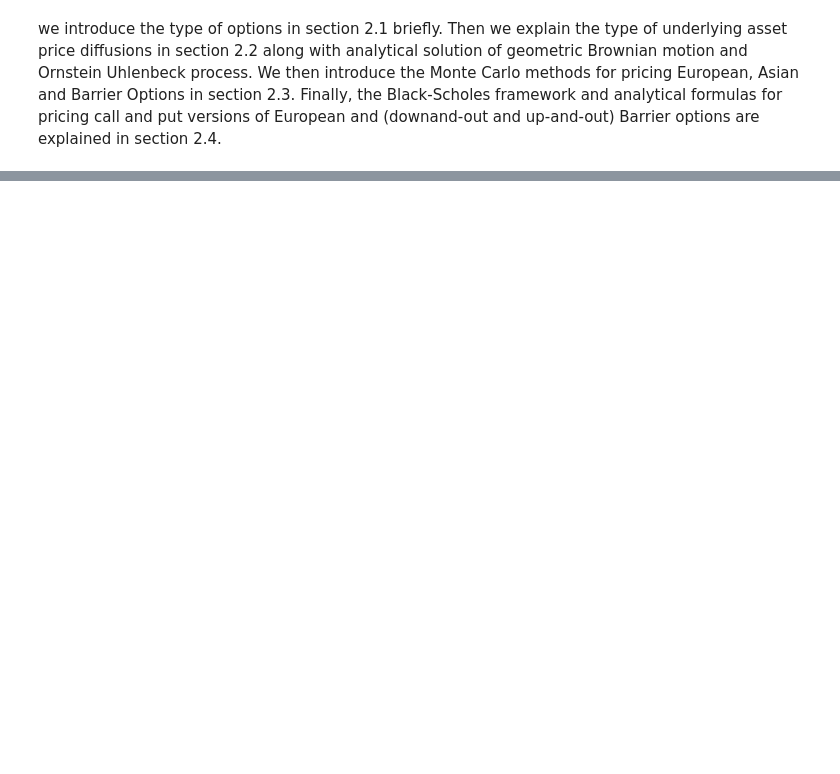
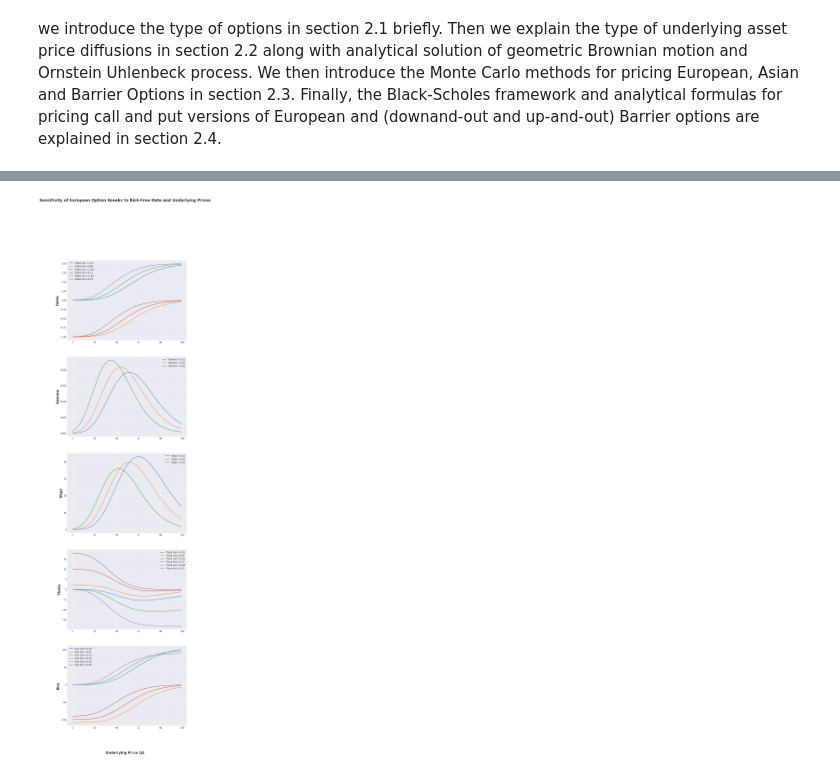
Before and after one commit to shinokixsr/repos, a Jupyter notebook: European Vanilla Option Pricing.ipynb, the cells around one changed output, grey strips where cells are left out. Drawn from its saved outputs; the diff is of its cells as text; code cells hidden in the pictures; blank space fills up the shorter version.

```diff
--- a/European Vanilla Option Pricing.ipynb
+++ b/European Vanilla Option Pricing.ipynb
@@ -13,0 +154,8 @@ framework and analytical formulas for pricing call and put versions of European
+# %%
+def vega(Option):
+
+    d1 = (np.log(Option.S / Option.K) + (Option.r + 0.5 * Option.sigma ** 2) * Option.T) / (Option.sigma * np.sqrt(Option.T))
+
+    vega = Option.S * si.norm.pdf(d1) * np.sqrt(Option.T)
+
+    return vega
@@ -13,0 +200,11 @@ framework and analytical formulas for pricing call and put versions of European
+# %%
+def rho(Option):
+
+    d2 = (np.log(Option.S / Option.K) + (Option.r - 0.5 * Option.sigma ** 2) * Option.T) / (Option.sigma * np.sqrt(Option.T))
+
+    if Option.option == 'call':
+        rho = Option.T * Option.K * np.exp(-Option.r * Option.T) * si.norm.cdf(d2, 0.0, 1.0)
+    if Option.option == 'put':
+        rho = -Option.T * Option.K * np.exp(-Option.r * Option.T) * si.norm.cdf(-d2, 0.0, 1.0)
+
+    return rho
@@ -13,0 +218,63 @@ framework and analytical formulas for pricing call and put versions of European
+# %%
+fig, ax = plt.subplots(nrows=5, ncols=1, sharex=True, sharey=True,figsize=(10,40))
+style.use('seaborn-darkgrid')
+fig.suptitle('Sensitivity of European Option Greeks to Risk-Free Rate and Underlying Prices', fontsize=18, fontweight='bold')
+fig.text(0.5, 0.08, 'Underlying Price ($)', ha='center', fontsize=16, fontweight='bold')
+rates = [0.02,0.1,0.2]
+
+Option.K = ex.K
+Option.sigma = ex.sigma
+Option.T = ex.T
+
+plt.subplot(511)
+for Option.r in rates:
+    Option.option = 'call'
+    tmp_c = [delta(Option) for Option.S in np.arange(50,150)]
+    Option.option = 'put'
+    tmp_p = [delta(Option) for Option.S in np.arange(50,150)]
+    plt.plot(tmp_c, label = ("Delta Call r=%.2f" % Option.r ))
+    plt.plot(tmp_p, label = ("Delta Put r=%.2f" % Option.r ))
+
+plt.ylabel("Delta", fontsize=16, fontweight='bold')
+plt.legend()
+
+plt.subplot(512)
+for Option.r in rates:
+    tmp = [gamma(Option) for Option.S in np.arange(50,150)]
+    plt.plot(tmp, label = ("Gamma r=%.2f" % Option.r ))
+
+plt.ylabel("Gamma", fontsize=16, fontweight='bold')
+plt.legend()
+
+plt.subplot(513)
+for Option.r in rates:
+    tmp = [vega(Option) for Option.S in np.arange(50,150)]
+    plt.plot(tmp, label = ("Vega r=%.2f" % Option.r ))
+
+plt.ylabel("Vega", fontsize=16, fontweight='bold')
+plt.legend()
+
+plt.subplot(514)
+for Option.r in rates:
+    Option.option = 'call'
+    tmp_c = [theta(Option) for Option.S in np.arange(50,150)]
+    Option.option = 'put'
+    tmp_p = [theta(Option) for Option.S in np.arange(50,150)]
+    plt.plot(tmp_c, label = ("Theta Call r=%.2f" % Option.r ))
+    plt.plot(tmp_p, label = ("Theta Put r=%.2f" % Option.r ))
+
+plt.ylabel("Theta", fontsize=16, fontweight='bold')
+plt.legend()
+
+plt.subplot(515)
+for Option.r in rates:
+    Option.option = 'call'
+    tmp_c = [rho(Option) for Option.S in np.arange(50,150)]
+    Option.option = 'put'
+    tmp_p = [rho(Option) for Option.S in np.arange(50,150)]
+    plt.plot(tmp_c, label = ("Rho Call r=%.2f" % Option.r ))
+    plt.plot(tmp_p, label = ("Rho Put r=%.2f" % Option.r ))
+
+plt.ylabel("Rho", fontsize=16, fontweight='bold')
+plt.legend()
+# %% [output]
@@ -13,0 +282 @@ framework and analytical formulas for pricing call and put versions of European
+[figure, added]
```
Also changed, not shown: parts of 64 cells of this notebook.
